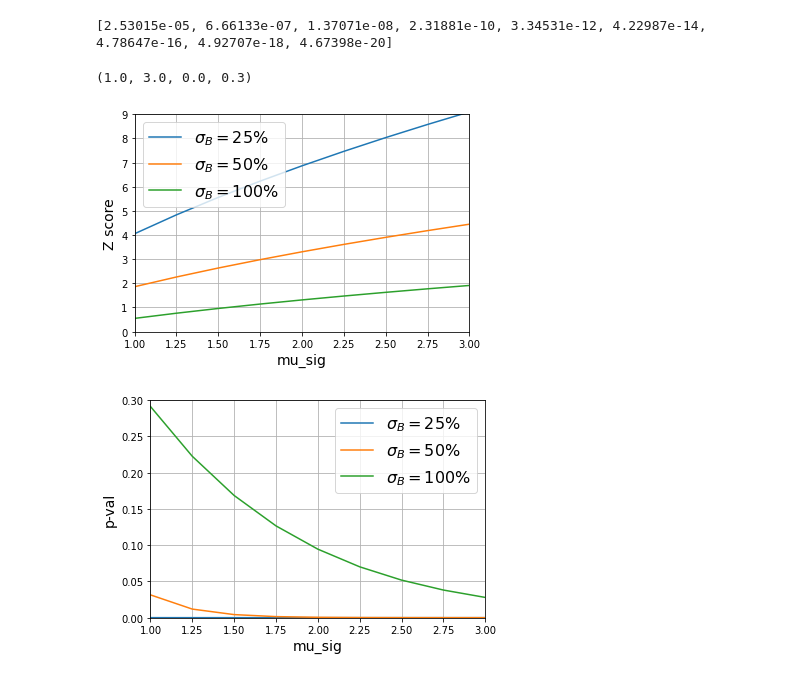
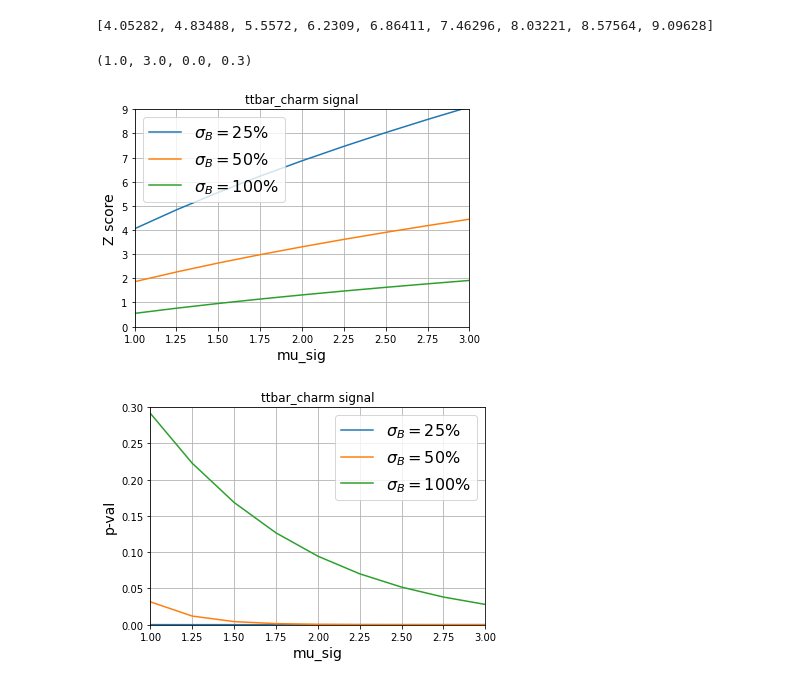
Before and after one commit to mghasemi19/TopFC, a Jupyter notebook: Fit_results/significance_plot.ipynb, the cells around one changed output. Saved outputs shown, nothing was run; the diff lists cells and outputs as text; code cells hidden in the pictures.

Commit message:
Finished significance for ttbar signals

```diff
--- a/Fit_results/significance_plot.ipynb
+++ b/Fit_results/significance_plot.ipynb
@@ -17,41 +17,44 @@ split_lst = split_list(lines, '')
 # %%
 # AMS 0.75
 pval_25 = list(map(float, split_lst[0][:9]))
-print(pval_25)
 pval_50 = list(map(float, split_lst[2][:9]))
 pval_100 = list(map(float, split_lst[4][:9]))
 zval_25 = list(map(float, split_lst[1][:9]))
 zval_50 = list(map(float, split_lst[3][:9]))
 zval_100 = list(map(float, split_lst[5][:9]))
+
+print(zval_25)
 
 plt.figure(0)
 plt.plot(mu_sig, zval_25, label = "$\sigma_{B}=$25%")
 plt.plot(mu_sig, zval_50, label = "$\sigma_{B}=$50%")
 plt.plot(mu_sig, zval_100, label = "$\sigma_{B}=$100%")
 
 plt.grid(True)
 plt.legend(loc="upper left", fontsize=16)
 
 plt.xlabel("mu_sig", fontsize=14)
 plt.ylabel("Z score", fontsize=14)
+plt.title("ttbar_charm signal")
 plt.axis([1, 3, 0, 9])
 
 plt.figure(1)
 plt.plot(mu_sig, pval_25, label = "$\sigma_{B}=$25%")
 plt.plot(mu_sig, pval_50, label = "$\sigma_{B}=$50%")
 plt.plot(mu_sig, pval_100, label = "$\sigma_{B}=$100%")
 
 plt.grid(True)
 plt.legend(loc="upper right", fontsize=16)
 
 plt.xlabel("mu_sig", fontsize=14)
 plt.ylabel("p-val", fontsize=14)
+plt.title("ttbar_charm signal")
 plt.axis([1, 3, 0, 0.3])
 # %% [output]
-[2.53015e-05, 6.66133e-07, 1.37071e-08, 2.31881e-10, 3.34531e-12, 4.22987e-14, 4.78647e-16, 4.92707e-18, 4.67398e-20]
+[4.05282, 4.83488, 5.5572, 6.2309, 6.86411, 7.46296, 8.03221, 8.57564, 9.09628]
 (1.0, 3.0, 0.0, 0.3)
-[figure, old version]
+[figure, new version]
-[figure, old version]
+[figure, new version]
 # %%
 # AMS 0.80
 pval_25 = list(map(float, split_lst[0][9:18]))
```
Also changed, not shown: parts of 8 cells of this notebook, 8 other files.
